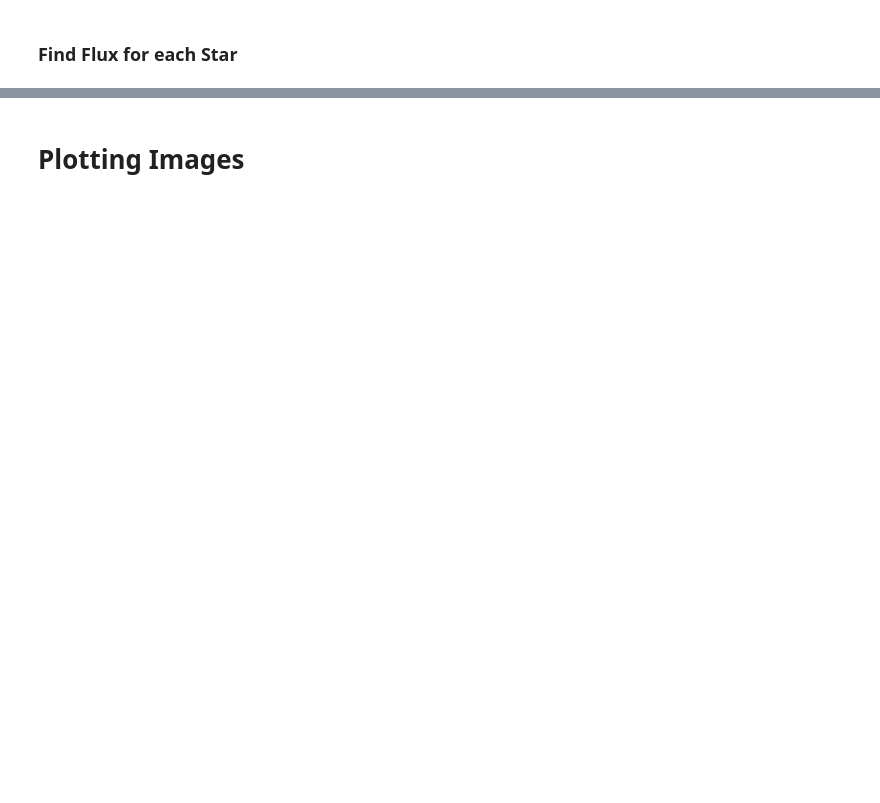
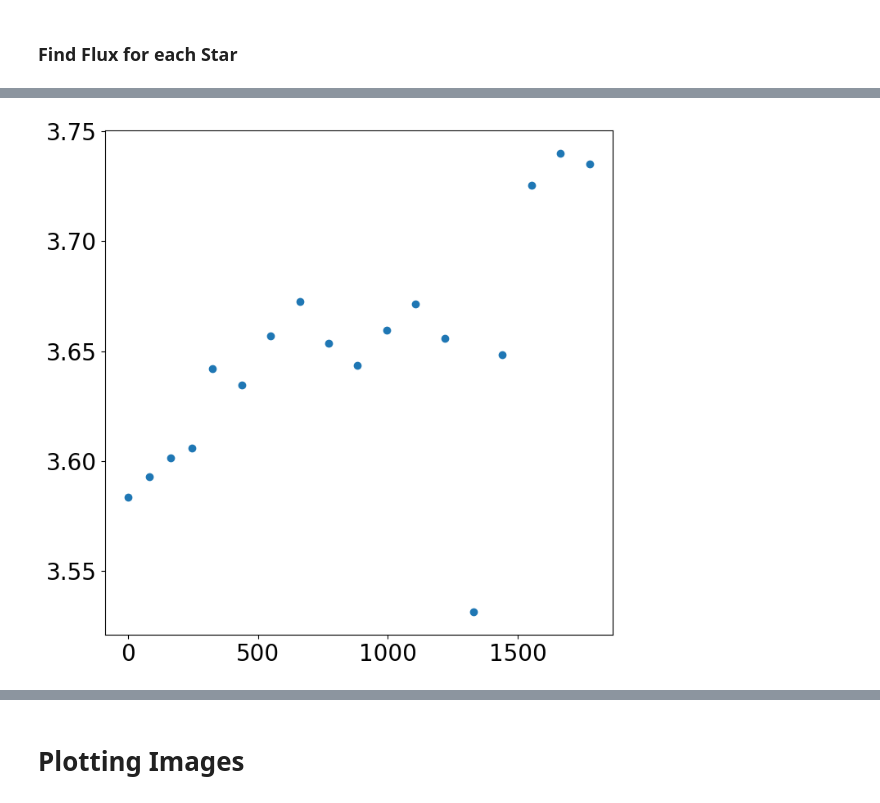
Before and after one commit to daraghhollman/UCD_PASS_Labs, a Jupyter notebook: Astronomy_Image_Analysis/astroImageAnalysis.ipynb, the cells around one changed output, grey strips where cells are left out. Cells and saved outputs as stored; diff of their text form; code cells hidden in the pictures; blank space fills up the shorter version.

Commit message:
lightcurve function
not finished

```diff
--- a/Astronomy_Image_Analysis/astroImageAnalysis.ipynb
+++ b/Astronomy_Image_Analysis/astroImageAnalysis.ipynb
@@ -527,0 +575,87 @@ avgZeroPoint = np.mean(zeroPoints)
+# %%
+starNNSer = FindStar(nnserIm17, "NNSer", '15h52m56.131s', '+12d54m44.68s', tolerance=30)
+
+def GenerateLightCurve(star, originalFITS, zeroPoint, path, searchTol = 10):
+    mags = list()
+    exposures = list()
+    ellapsed = list()
+
+    for image in originalFITS:
+        exposures.append(float(image[0].header["EXPTIME"]))
+        ellapsed.append(float(image[0].header["Elapsed"]))
+
+    files = glob(path)
+    files.sort()
+    fitsFiles = [fits.open(file) for file in files]
+
+    t=0
+
+    for file in fitsFiles:
+
+        image = file[0].data
+        sources = SearchStars(image)
+
+        # Get the positions of sources in the field
+        positions = np.transpose((sources['xcentroid'], sources['ycentroid']))
+
+        # Set up aperture and annulus
+        aperture = CircularAperture(positions, r=6.)
+        annulusAperture = CircularAnnulus(positions, r_in=10., r_out=15.)
+
+        # Make a list of apertures
+        apertures = [aperture, annulusAperture]
+
+        # Run aperture photometry
+        photoTable = aperture_photometry(image, apertures)
+
+        starInTable = False
+        possibilities = list()
+        for el in photoTable:
+            if (el["xcenter"].value - searchTol < star.position[0] and el["xcenter"].value + searchTol > star.position[0] \
+               and el["ycenter"].value - searchTol < star.position[1] and el["ycenter"].value + searchTol > star.position[1]):
+                possibilities.append(el["id"])
+
+        if (len(possibilities) > 1):
+            print("Too many stars within tolerance")
+            return
+        if (len(possibilities) == 0):
+            starInTable = False
+
+        if (len(possibilities) == 1):
+            starID = possibilities[0]
+            starInTable = True
+
+        # Limiting Magnitude
+        lMag = 0
+        lowestFlux = -1
+        lowestID = 0
+        for el in sources:
+            if el["flux"] < lowestFlux or lowestFlux == -1:
+                lowestFlux = el["flux"]
+                lowestID = el["id"]
+
+
+        backgroundMean = photoTable['aperture_sum_1'] / annulusAperture.area
+        backgroundSum = backgroundMean * aperture.area
+        finalSum = photoTable['aperture_sum_1'] - backgroundSum
+
+        if (starInTable):
+            mags.append(-2.5*np.log10(finalSum[starID-1] / exposures[t]) + zeroPoint)
+
+        if (not starInTable):
+            lMag = (-2.5*np.log10(finalSum[lowestID-1] / exposures[t]) + zeroPoint)
+            mags.append(lMag)
+            print(lMag)
+        t+=1
+
+    timePositions = [0] * len(exposures)
+    timePositions[0] = 0
+    i=1
+    while i < len(exposures):
+        timePositions[i] = timePositions[i-1] + ellapsed[i-1]
+        i+=1
+
+    plt.scatter(timePositions, mags)
+
+GenerateLightCurve(starNNSer, objectFITS_NNSer, avgZeroPoint, rootPath + r"/output/NNSer/clear/*.fits")
+# %% [output]
@@ -528,3 +667,4 @@ avgZeroPoint = np.mean(zeroPoints)
+[figure, added]
 # %%
 # x, y positions of the data in sources
 positions = np.transpose((sources['xcentroid'], sources['ycentroid']))
```
Also changed, not shown: parts of 12 cells of this notebook, 36 other files.
